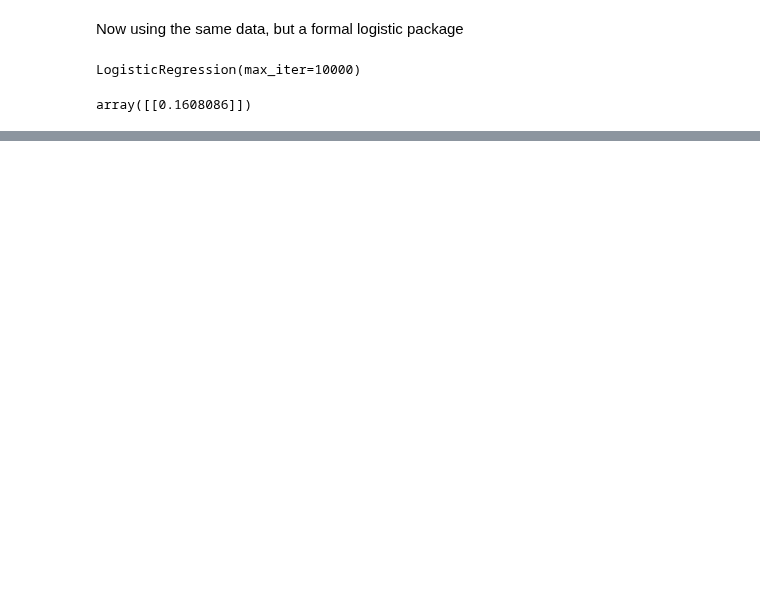
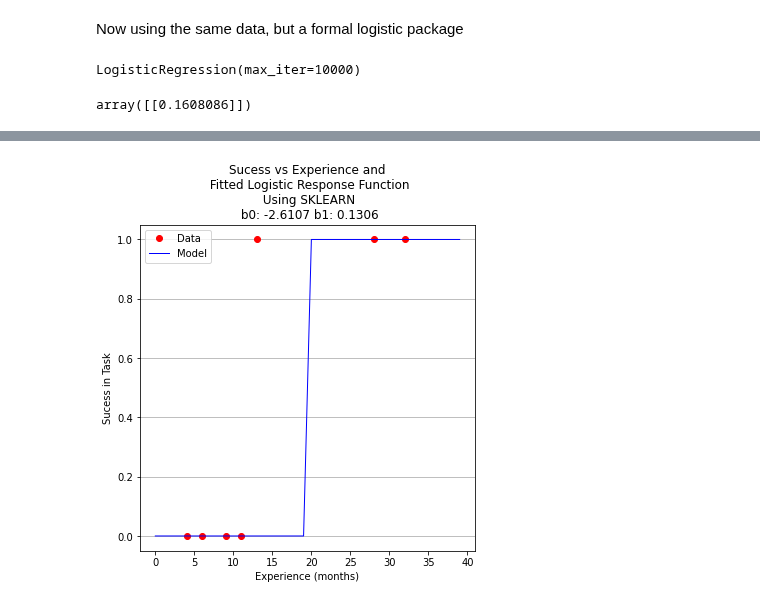
Before and after one commit to dustykat/ce-5319-webroot, a Jupyter notebook: ce5319jb/_build/html/_sources/lessons/logisticregression/example1.ipynb, the cells around one changed output, grey strips where cells are left out. Saved outputs shown, nothing was run; the diff lists cells and outputs as text; code cells hidden in the pictures; blank space fills up the shorter version.

```diff
--- a/ce5319jb/_build/html/_sources/lessons/logisticregression/example1.ipynb
+++ b/ce5319jb/_build/html/_sources/lessons/logisticregression/example1.ipynb
@@ -189,0 +228,3 @@ make2plot(experience,result,xaxis,fitted,'Experience (months)','Sucess in Task',
+# %%
+from sklearn.model_selection import train_test_split
+X_train,X_test,y_train,y_test=train_test_split(X,y,test_size=0.25,random_state=0)
@@ -189,0 +240,20 @@ make2plot(experience,result,xaxis,fitted,'Experience (months)','Sucess in Task',
+# %%
+xplot = numpy.array(xaxis)
+y_pred=logreg.predict(X_test.reshape(-1,1))
+
+b0 = logreg.intercept_[0]
+b1 = logreg.coef_[0][0]
+
+for i in range(40):
+    xaxis[i]=float(i)
+#    fitted[i]=pii(beta[0],beta[1],float(i))
+    fitted[i]=pii(b0,b1,float(i))
+    if fitted[i] > 0.5:
+        fitted[i] = 1.0
+    else:
+        fitted[i]=0.0
+# %%
+plottitle = 'Sucess vs Experience and\n Fitted Logistic Response Function\n Using SKLEARN\n '+'b0: '+ str(round(b0,4)) + ' b1: ' + str(round(b1,4))
+make2plot(X_test,y_test,xaxis,fitted,'Experience (months)','Sucess in Task',plottitle)
+# %% [output]
+[figure, added]
```
Also changed, not shown: parts of 23 cells of this notebook, 19 other files.
